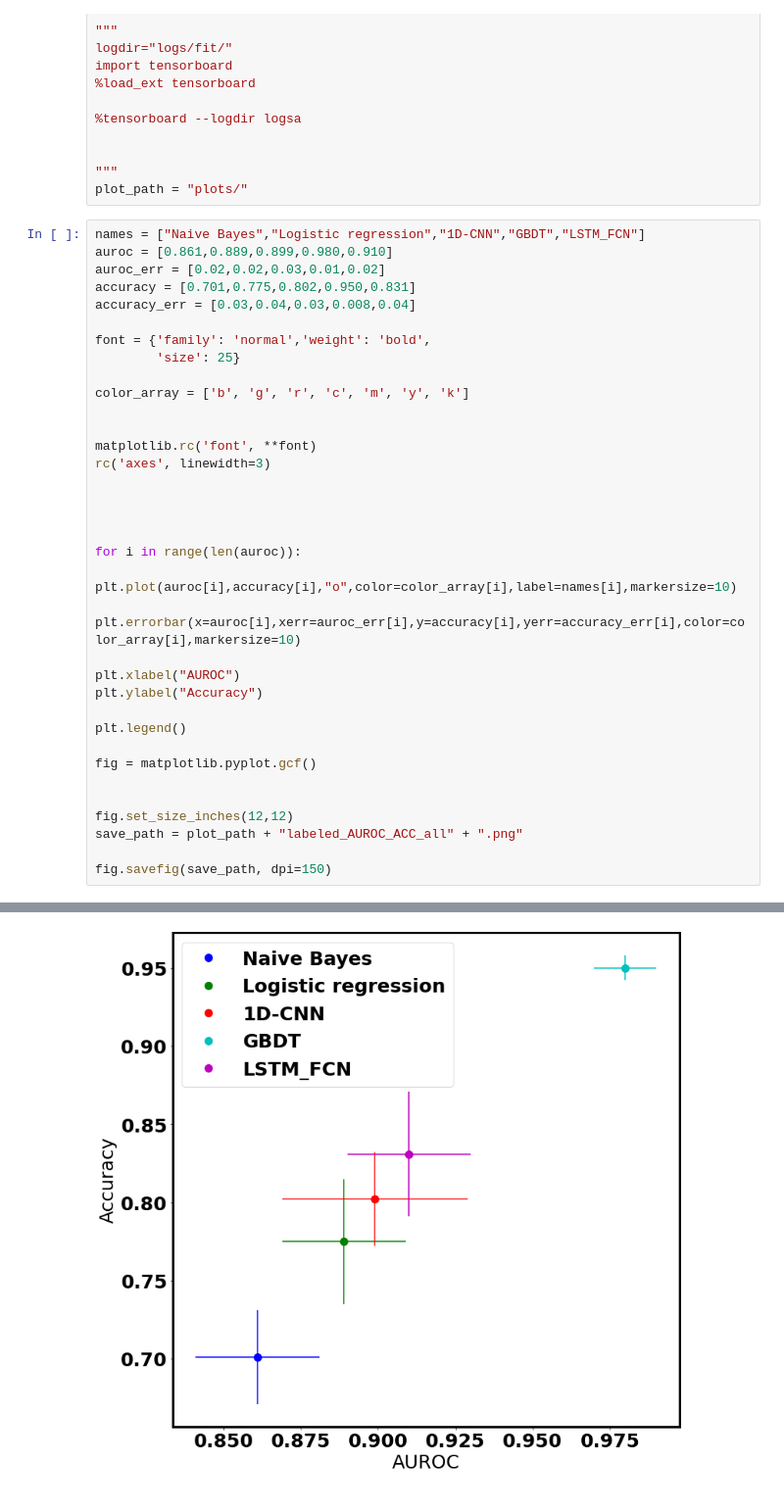
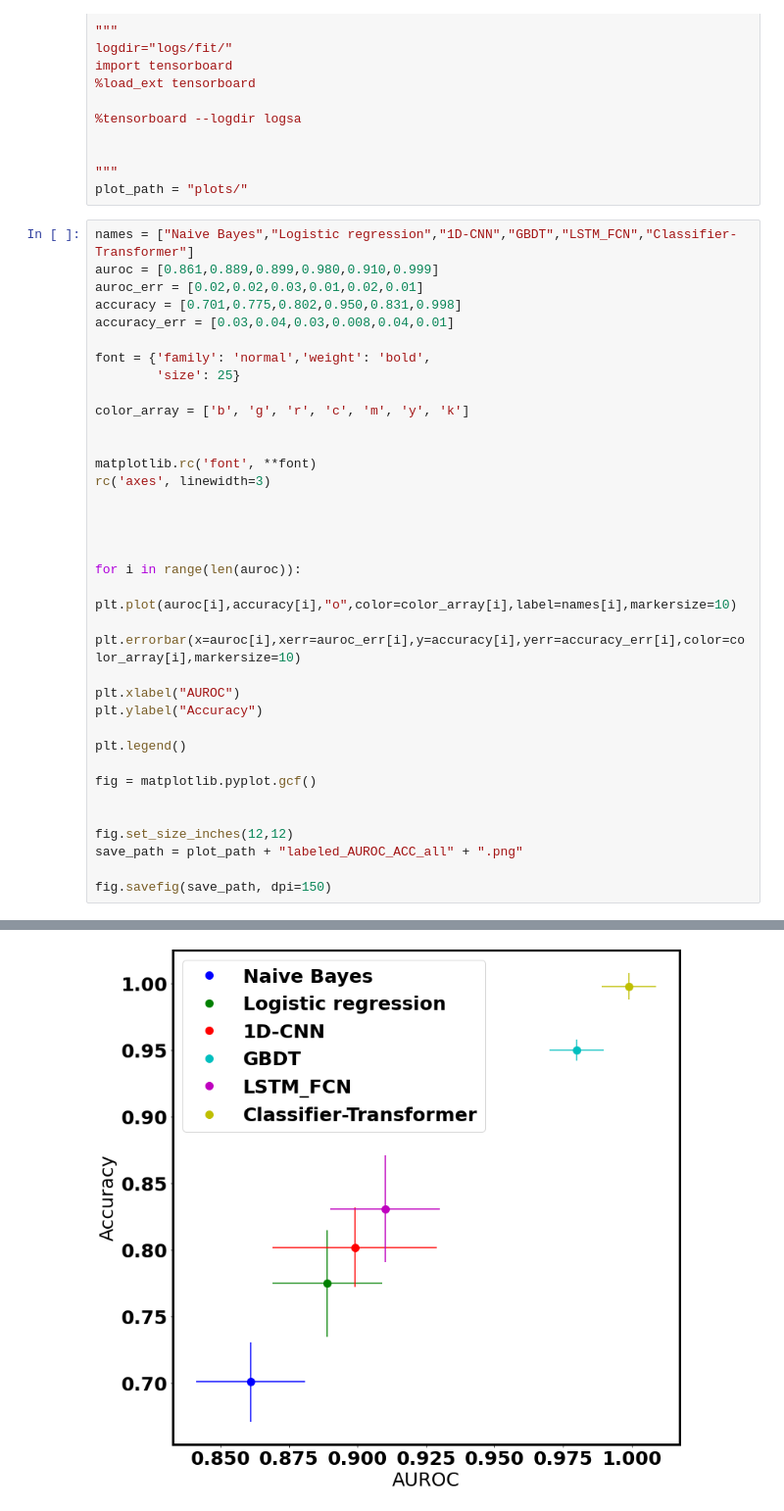
Before and after one commit to peraktong/Passion, a Jupyter notebook: plots.ipynb, the cells around one changed output, grey strips where cells are left out. Shown: that part at 98% size. Drawn from its saved outputs; the diff is of its cells as text.

Commit message:
plots

```diff
--- a/plots.ipynb
+++ b/plots.ipynb
@@ -16,11 +16,11 @@ import tensorboard
 """
 plot_path = "plots/"
 # %%
-names = ["Naive Bayes","Logistic regression","1D-CNN","GBDT","LSTM_FCN"]
-auroc = [0.861,0.889,0.899,0.980,0.910]
-auroc_err = [0.02,0.02,0.03,0.01,0.02]
-accuracy = [0.701,0.775,0.802,0.950,0.831]
-accuracy_err = [0.03,0.04,0.03,0.008,0.04]
+names = ["Naive Bayes","Logistic regression","1D-CNN","GBDT","LSTM_FCN","Classifier-Transformer"]
+auroc = [0.861,0.889,0.899,0.980,0.910,0.999]
+auroc_err = [0.02,0.02,0.03,0.01,0.02,0.01]
+accuracy = [0.701,0.775,0.802,0.950,0.831,0.998]
+accuracy_err = [0.03,0.04,0.03,0.008,0.04,0.01]
 
 font = {'family': 'normal','weight': 'bold',
         'size': 25}
@@ -54 +56 @@ fig.savefig(save_path, dpi=150)
-[figure, old version]
+[figure, new version]
```
Also changed, not shown: parts of 13 cells of this notebook, 6 other files.
